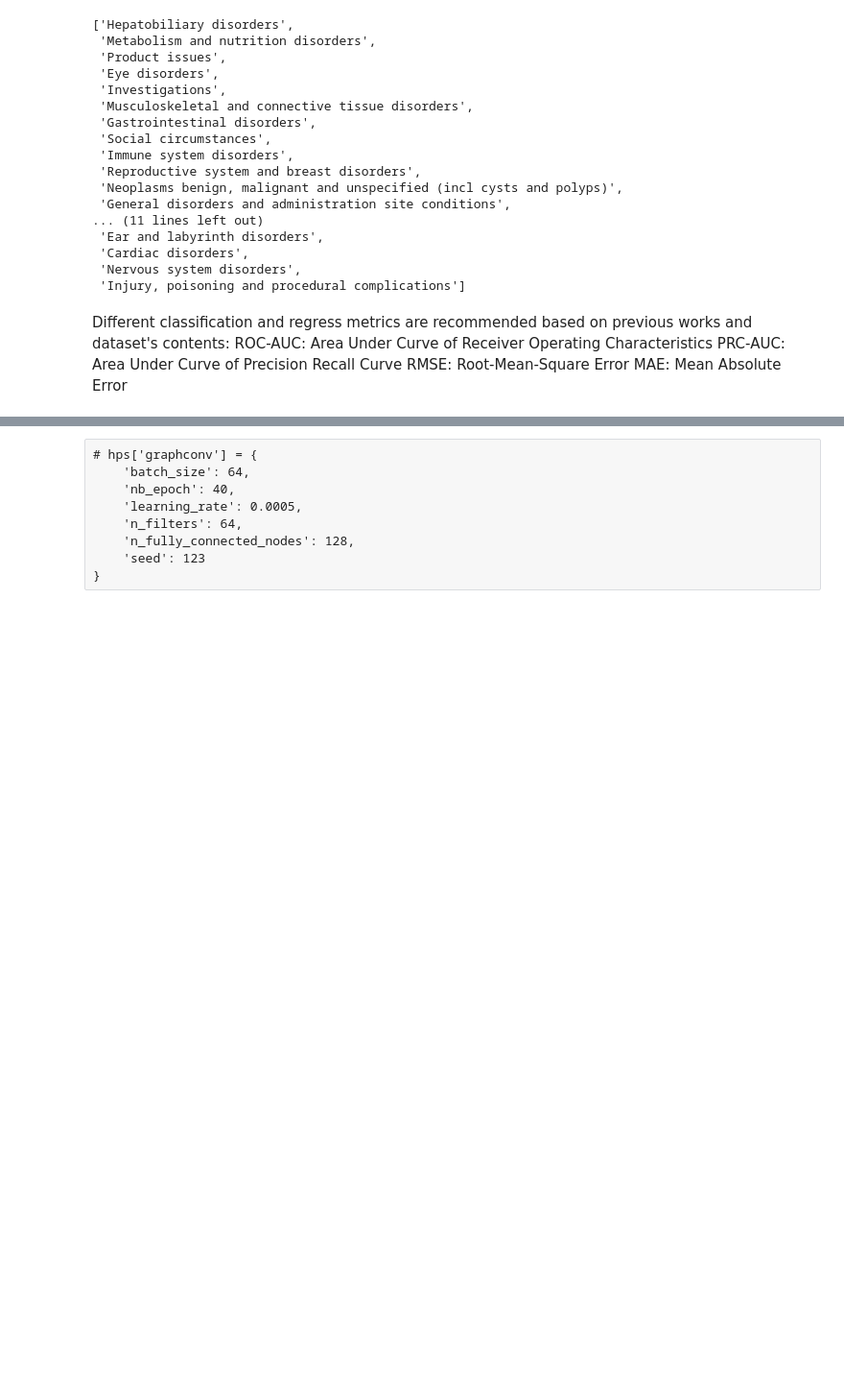
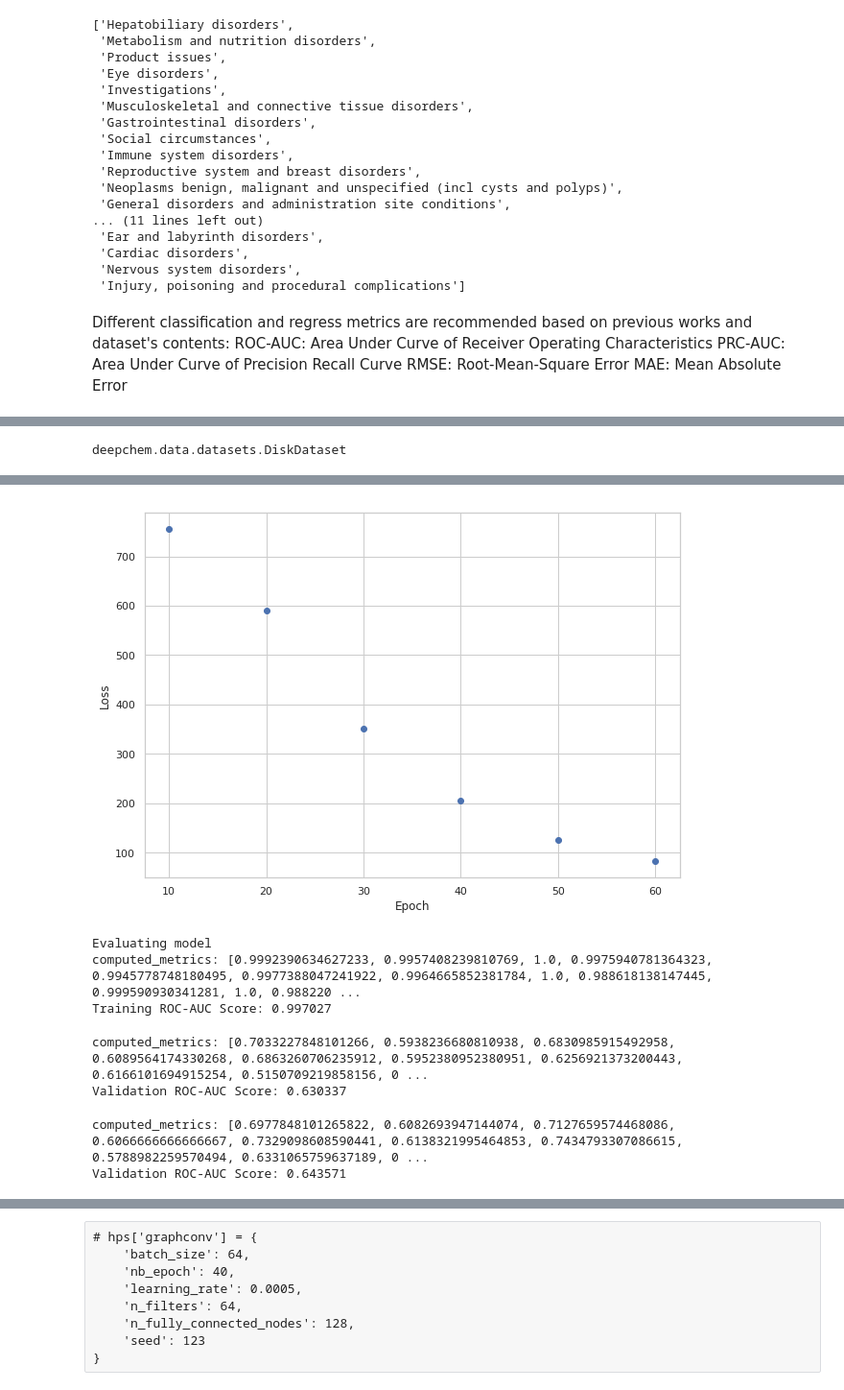
Before and after one commit to mamonteiro-brg/Project-LEI, a Jupyter notebook: SIDER/sider_graph_conv.ipynb, the cells around one changed output, grey strips where cells are left out. Shown: that part at 96% size. Drawn from its saved outputs; the diff is of its cells as text; code cells hidden in the pictures; blank space fills up the shorter version.

```diff
--- a/SIDER/sider_graph_conv.ipynb
+++ b/SIDER/sider_graph_conv.ipynb
@@ -61,3 +61,16 @@ Different classification and regress metrics are recommended based on previous w
           PRC-AUC:  Area Under Curve of Precision Recall Curve
           RMSE: Root-Mean-Square Error
           MAE: Mean Absolute Error
+# %%
+num_epochs = [10,20,30,40,50,60]
+losses = []
+loss =0
+
+model = GraphConvModel(
+    len(sider_tasks), batch_size=50, mode='classification')
+# %%
+for i in num_epochs:
+    # Set nb_epoch=10 for better results.
+    loss = model.fit(train_dataset, nb_epoch=i)
+    print("Epoch %d loss: %f" % (i, loss))
+    losses.append(loss)
@@ -63,0 +90,15 @@ Different classification and regress metrics are recommended based on previous w
+# %%
+type(train_dataset)
+# %% [output]
+deepchem.data.datasets.DiskDataset
+# %%
+import matplotlib.pyplot as plot
+
+plot.figure(figsize=(10,7))
+plot.ylabel("Loss")
+plot.xlabel("Epoch")
+x = num_epochs
+y = losses
+plot.scatter(x, y)
+plot
+# %% [output]
@@ -63,0 +106,24 @@ Different classification and regress metrics are recommended based on previous w
+[figure, added]
+# %%
+metric = dc.metrics.Metric(
+    dc.metrics.roc_auc_score, np.mean, mode="classification")
+
+print("Evaluating model")
+train_scores_1 = model.evaluate(train_dataset, [metric], transformers)
+print("Training ROC-AUC Score: %f" % train_scores_1["mean-roc_auc_score"])
+# %% [output]
+Evaluating model
+computed_metrics: [0.9992390634627233, 0.9957408239810769, 1.0, 0.9975940781364323, 0.9945778748180495, 0.9977388047241922, 0.9964665852381784, 1.0, 0.988618138147445, 0.999590930341281, 1.0, 0.988220 ...
+Training ROC-AUC Score: 0.997027
+# %%
+valid_scores_1 = model.evaluate(valid_dataset, [metric], transformers)
+print("Validation ROC-AUC Score: %f" % valid_scores_1["mean-roc_auc_score"])
+# %% [output]
+computed_metrics: [0.7033227848101266, 0.5938236680810938, 0.6830985915492958, 0.6089564174330268, 0.6863260706235912, 0.5952380952380951, 0.6256921373200443, 0.6166101694915254, 0.5150709219858156, 0 ...
+Validation ROC-AUC Score: 0.630337
+# %%
+test_scores_1 = model.evaluate(test_dataset, [metric], transformers)
+print("Validation ROC-AUC Score: %f" % test_scores_1["mean-roc_auc_score"])
+# %% [output]
+computed_metrics: [0.6977848101265822, 0.6082693947144074, 0.7127659574468086, 0.6066666666666667, 0.7329098608590441, 0.6138321995464853, 0.7434793307086615, 0.5788982259570494, 0.6331065759637189, 0 ...
+Validation ROC-AUC Score: 0.643571
```
Also changed, not shown: parts of 36 cells of this notebook, 16 other files.
